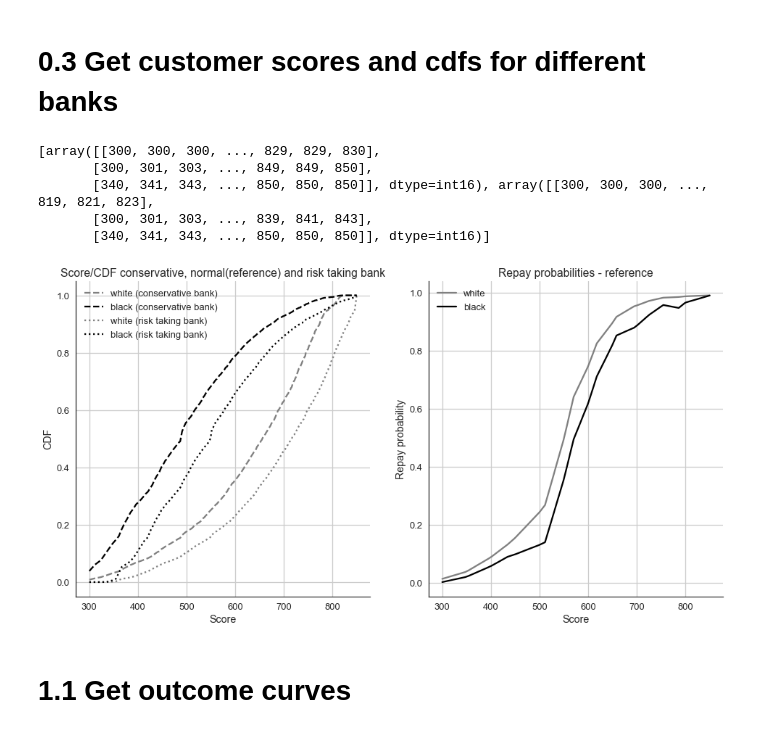
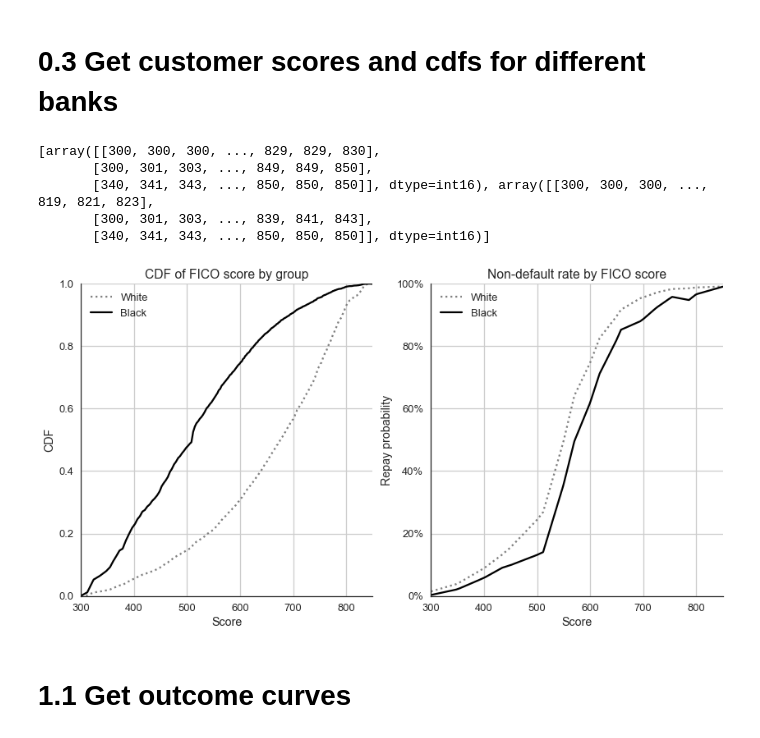
Before and after one commit to APMSSSR/Master_thesis, a Jupyter notebook: notebooks/Model1.ipynb, the cells around one changed output. Drawn from its saved outputs; the diff is of its cells as text; code cells hidden in the pictures.

```diff
--- a/notebooks/Model1.ipynb
+++ b/notebooks/Model1.ipynb
@@ -173,45 +169,52 @@ Interest rate intersections: [688.23529411764707, 437.50000000000011, 566.666666
 customer_scores = sf.get_customers(ref_customers, score_shifts, score_range)
 
 #customer_cdfs.shape = XxYxZ, X=Groups, Y=Banks, Z= CDF for score range
 customer_cdfs = sf.get_customer_cdfs(customer_scores, scores_list)
 
 #customer_pis.shape = XxYxZ, X=Groups, Y=Banks, Z= distribution value for every score range
 customer_pis = sf.get_customer_pis(customer_cdfs)
 
-fig, ax = plt.subplots(1,2,figsize=(16,8));
-ax[0].plot(scores_list,customer_cdfs[0][0],'--',color="grey", label='white (conservative bank)')
-ax[0].plot(scores_list,customer_cdfs[1][0],'--',color='black',label='black (conservative bank)')
-#ax[0].plot(scores_list,customer_cdfs[0][1],color="grey", label='white (reference bank)')
-#ax[0].plot(scores_list,customer_cdfs[1][1],color='black',label='black (reference bank)')
-ax[0].plot(scores_list,customer_cdfs[0][2],':',color="grey", label='white (risk taking bank)')
-ax[0].plot(scores_list,customer_cdfs[1][2],':',color='black',label='black (risk taking bank)')
+fig, ax = plt.subplots(1,2,figsize=(14,7));
+#ax[0].plot(scores_list,customer_cdfs[0][0],'--',color="grey", label='white (conservative bank)')
+#ax[0].plot(scores_list,customer_cdfs[1][0],'--',color='black',label='black (conservative bank)')
+ax[0].plot(scores_list,customer_cdfs[0][1],color="grey", label='White',LineStyle=":")
+ax[0].plot(scores_list,customer_cdfs[1][1],color='black',label='Black')
+#ax[0].plot(scores_list,customer_cdfs[0][2],':',color="grey", label='white (risk taking bank)')
+#ax[0].plot(scores_list,customer_cdfs[1][2],':',color='black',label='black (risk taking bank)')
 ax[0].spines['right'].set_visible(False)
 ax[0].spines['top'].set_visible(False)
-ax[0].set_title("Score/CDF conservative, normal(reference) and risk taking bank")
+ax[0].set_title("CDF of FICO score by group")
 ax[0].set_xlabel("Score")
 ax[0].set_ylabel("CDF")
+ax[0].set_xlim(300, 850)
+ax[0].set_ylim(0,1)
 ax[0].legend()
 ax[0].grid()
 
 
-ax[1].plot(scores_list,repays[group_names[0]],label='white',color="grey")
-ax[1].plot(scores_list,repays[group_names[1]],color='black',label='black')
+ax[1].plot(scores_list,repays[group_names[0]],label='White',color="grey",LineStyle=":")
+ax[1].plot(scores_list,repays[group_names[1]],label='Black',color='black')
 ax[1].spines['right'].set_visible(False)
 ax[1].spines['top'].set_visible(False)
-ax[1].set_title("Repay probabilities - reference")
+ax[1].set_xlim(300, 850)
+ax[1].set_ylim(0,1)
+ax[1].set_title("Non-default rate by FICO score")
 ax[1].set_xlabel("Score")
 ax[1].set_ylabel("Repay probability")
+vals = ax[1].get_yticks()
+ax[1].set_yticklabels(['{:,.0%}'.format(x) for x in vals])
+
 ax[1].legend()
 ax[1].grid()
 
 print(customer_scores)
 # %% [output]
 [array([[300, 300, 300, ..., 829, 829, 830],
        [300, 301, 303, ..., 849, 849, 850],
        [340, 341, 343, ..., 850, 850, 850]], dtype=int16), array([[300, 300, 300, ..., 819, 821, 823],
        [300, 301, 303, ..., 839, 841, 843],
        [340, 341, 343, ..., 850, 850, 850]], dtype=int16)]
-[figure, old version]
+[figure, new version]
 # %% [markdown]
 # 1.1 Get outcome curves
 # %%
```
Also changed, not shown: parts of 2 cells of this notebook, 10 other files.
